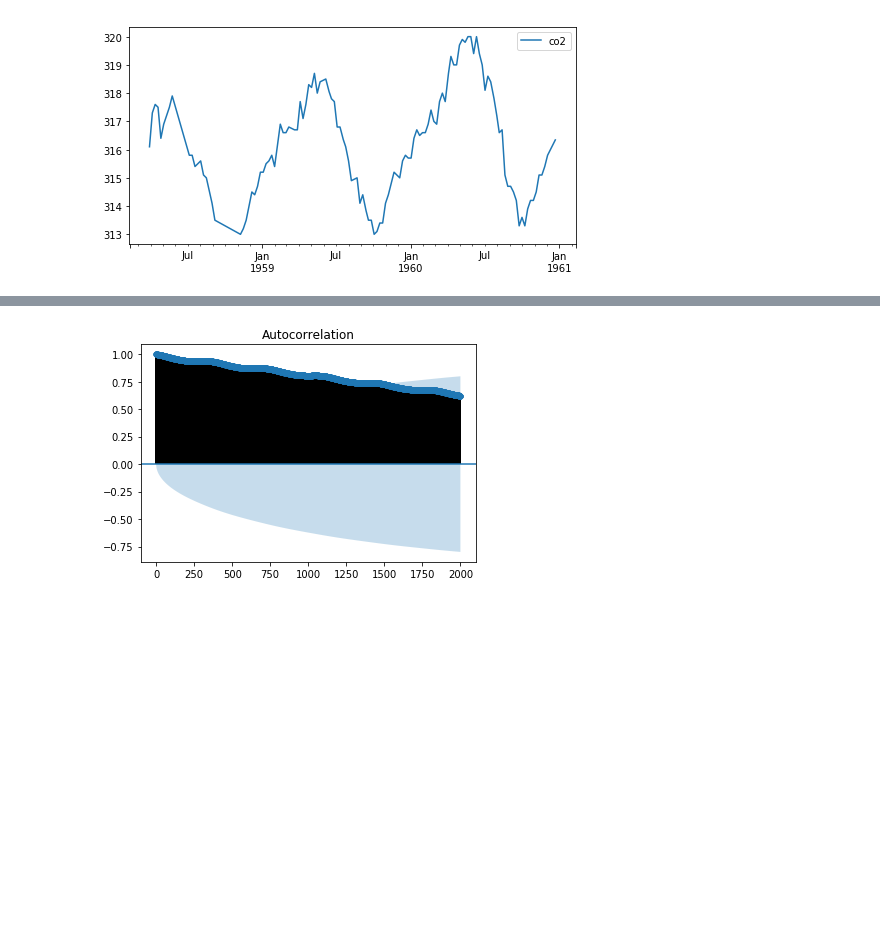
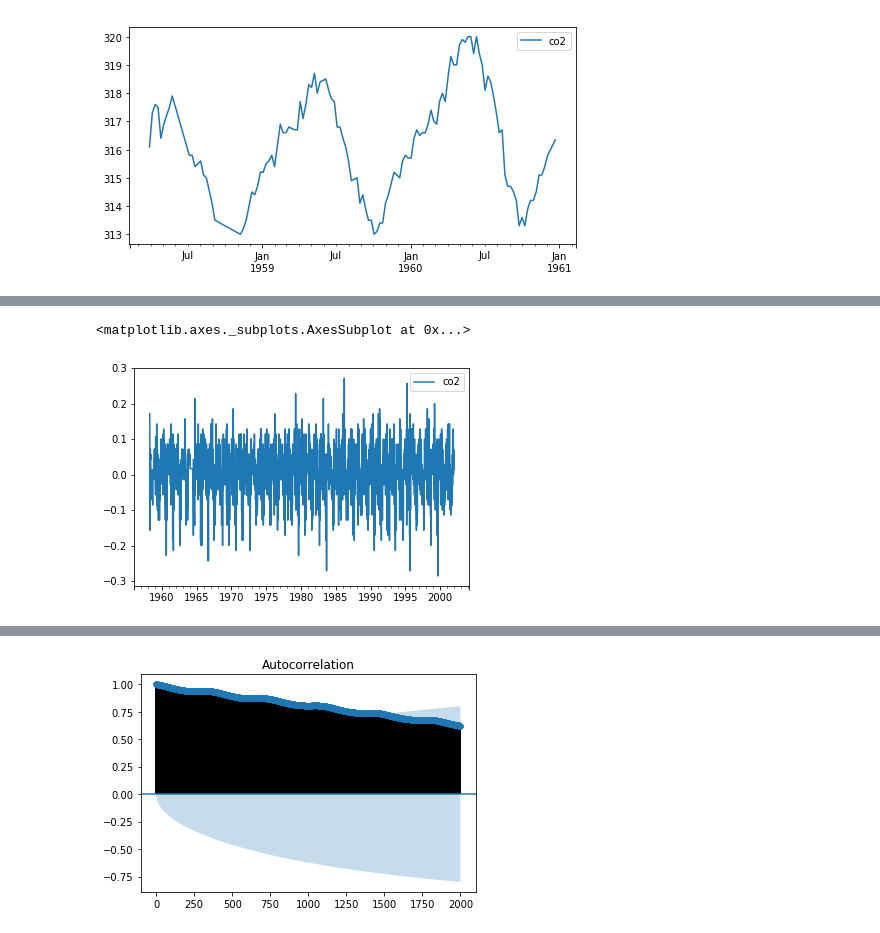
Before and after one commit to rkingery/ml_tutorials, a Jupyter notebook: time_series_basics.ipynb, the cells around one changed output, grey strips where cells are left out. Saved outputs shown, nothing was run; the diff lists cells and outputs as text; code cells hidden in the pictures; blank space fills up the shorter version.

```diff
--- a/time_series_basics.ipynb
+++ b/time_series_basics.ipynb
@@ -84,0 +100,6 @@ blah blah
+# %%
+diffs = df.diff().dropna()
+diffs.plot()
+# %% [output]
+<matplotlib.axes._subplots.AxesSubplot at 0x...>
+[figure, added]
```
Also changed, not shown: parts of 19 cells of this notebook.
